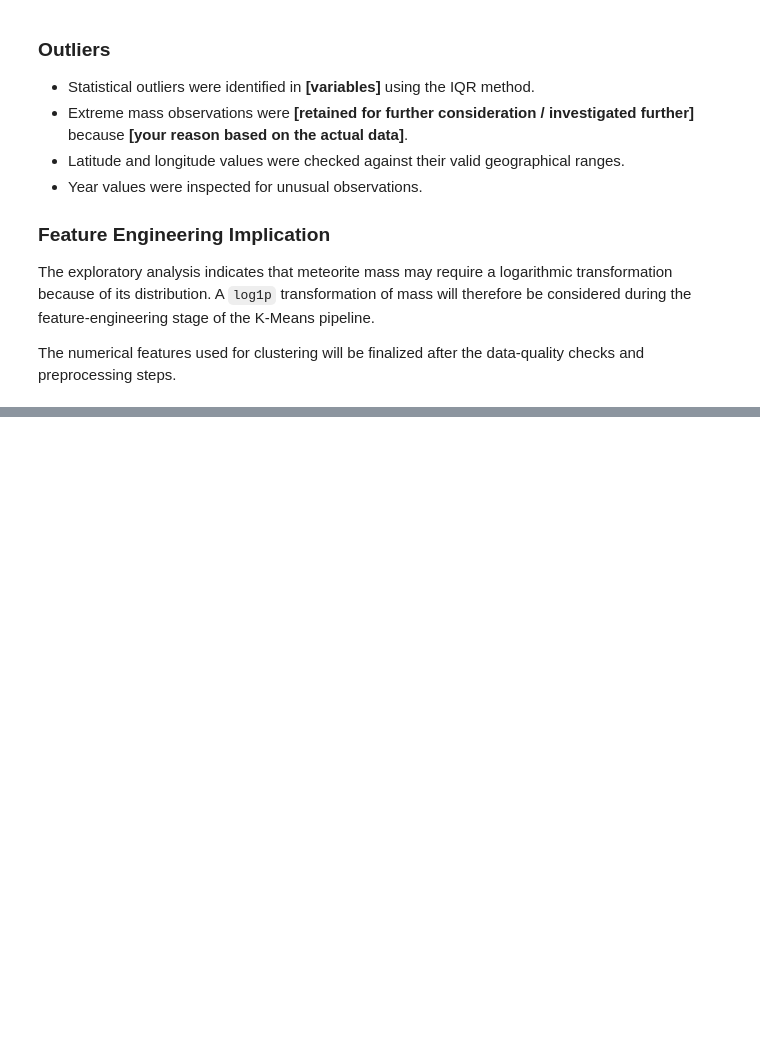
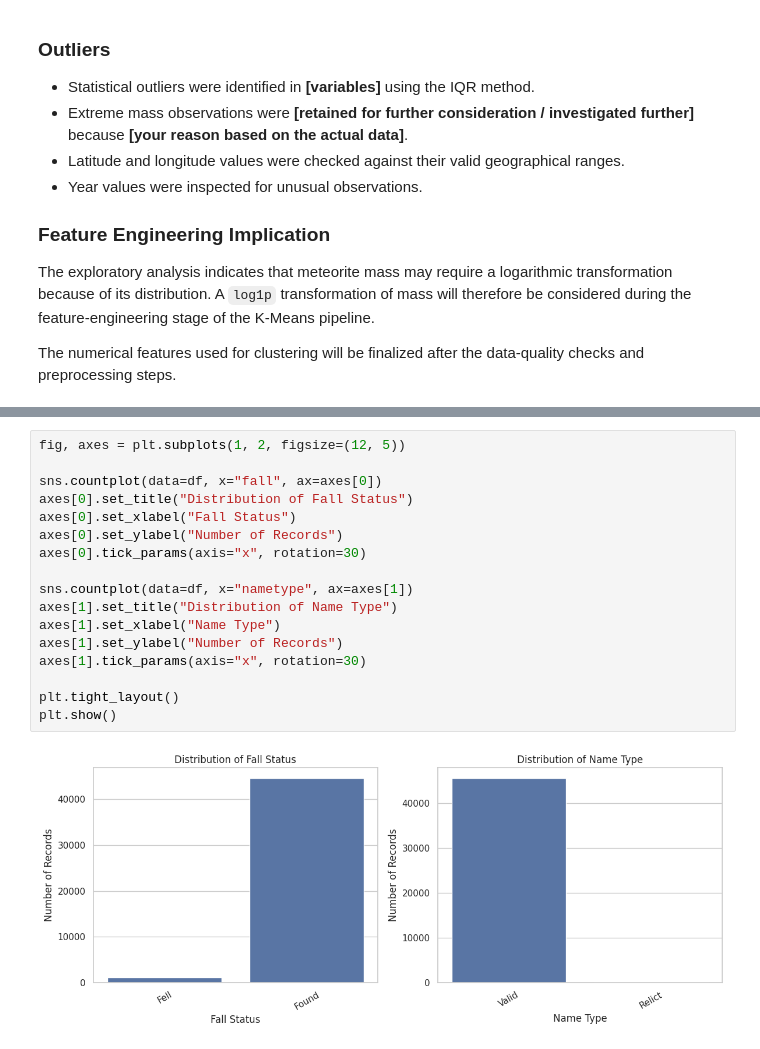
Before and after one commit to manaswiniyoshitha2006-netizen/ML-Evaluation, a Jupyter notebook: notebooks/clustering.ipynb, the cells around one changed output, grey strips where cells are left out. Cells and saved outputs as stored; diff of their text form; blank space fills up the shorter version.

```diff
--- a/notebooks/clustering.ipynb
+++ b/notebooks/clustering.ipynb
@@ -787,0 +843,19 @@ The numerical features used for clustering will be finalized after the data-qual
+# %%
+fig, axes = plt.subplots(1, 2, figsize=(12, 5))
+
+sns.countplot(data=df, x="fall", ax=axes[0])
+axes[0].set_title("Distribution of Fall Status")
+axes[0].set_xlabel("Fall Status")
+axes[0].set_ylabel("Number of Records")
+axes[0].tick_params(axis="x", rotation=30)
+
+sns.countplot(data=df, x="nametype", ax=axes[1])
+axes[1].set_title("Distribution of Name Type")
+axes[1].set_xlabel("Name Type")
+axes[1].set_ylabel("Number of Records")
+axes[1].tick_params(axis="x", rotation=30)
+
+plt.tight_layout()
+plt.show()
+# %% [output]
+[figure, added]
```
Also changed, not shown: parts of 6 cells of this notebook.
